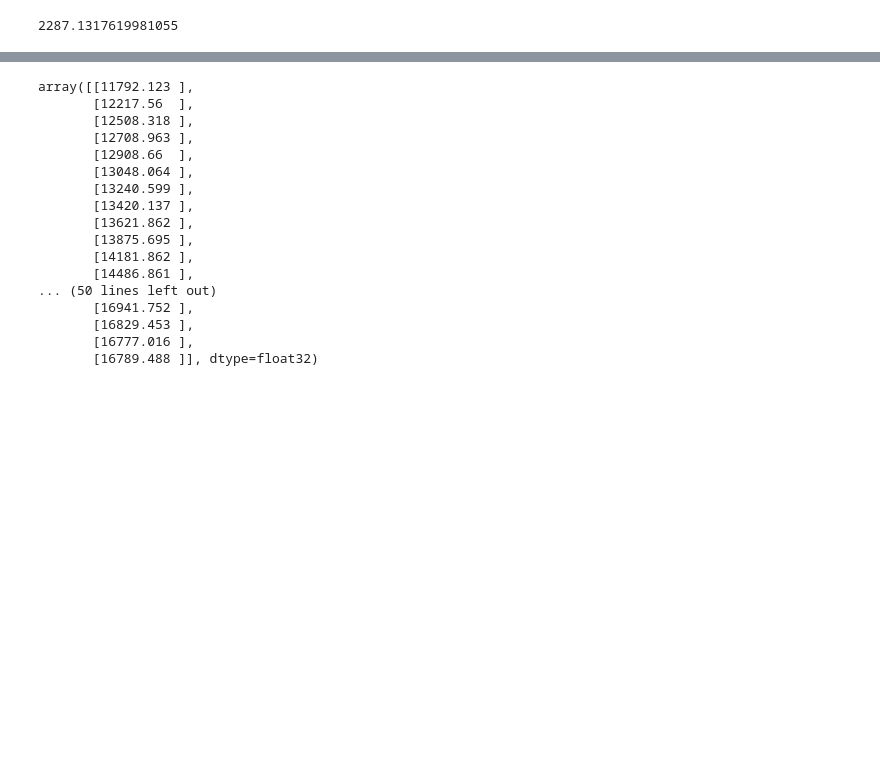
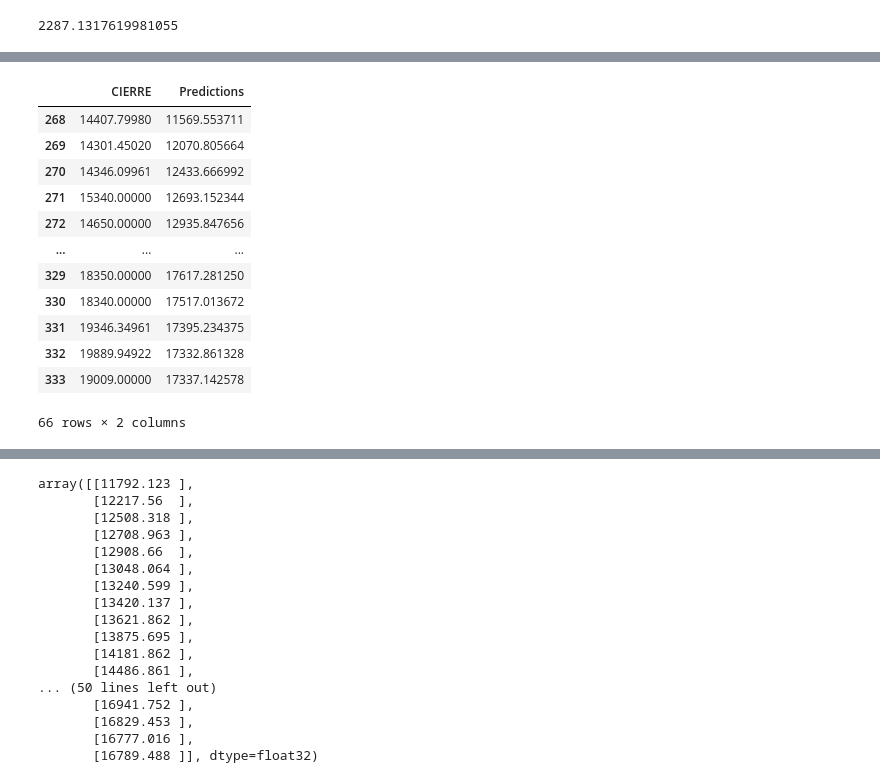
Before and after one commit to lmbibbo/aiInvest, a Jupyter notebook: main.ipynb, the cells around one changed output, grey strips where cells are left out. Cells and saved outputs as stored; diff of their text form; code cells hidden in the pictures; blank space fills up the shorter version.

```diff
--- a/main.ipynb
+++ b/main.ipynb
@@ -198,0 +220,17 @@ rmse
+# %%
+#Show the valid and predicted prices
+valid
+# %% [output]
+|  | CIERRE | Predictions |
+| 268 | 14407.79980 | 11569.553711 |
+| 269 | 14301.45020 | 12070.805664 |
+| 270 | 14346.09961 | 12433.666992 |
+| 271 | 15340.00000 | 12693.152344 |
+| 272 | 14650.00000 | 12935.847656 |
+| ... | ... | ... |
+| 329 | 18350.00000 | 17617.281250 |
+| 330 | 18340.00000 | 17517.013672 |
+| 331 | 19346.34961 | 17395.234375 |
+| 332 | 19889.94922 | 17332.861328 |
+| 333 | 19009.00000 | 17337.142578 |
+66 rows × 2 columns
```
Also changed, not shown: parts of 3 cells of this notebook.
